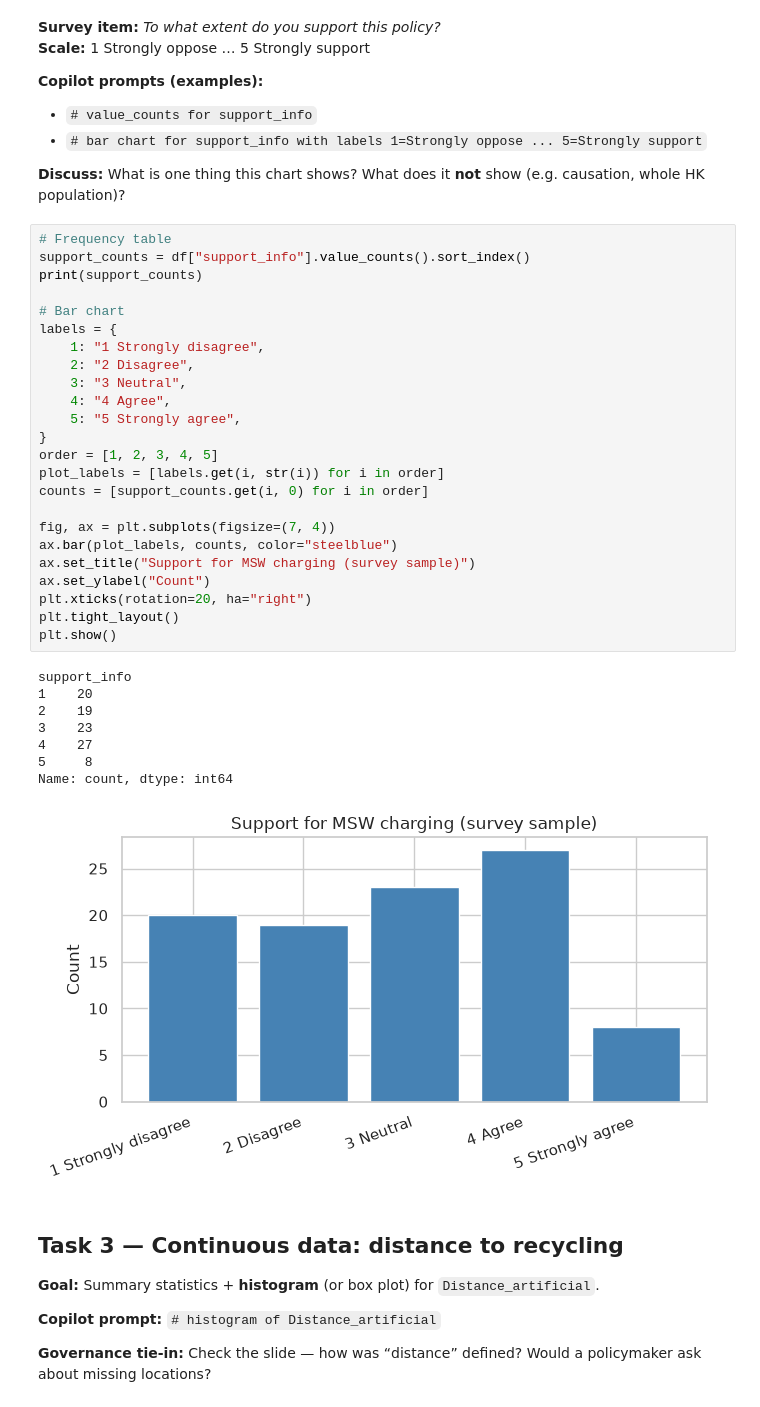
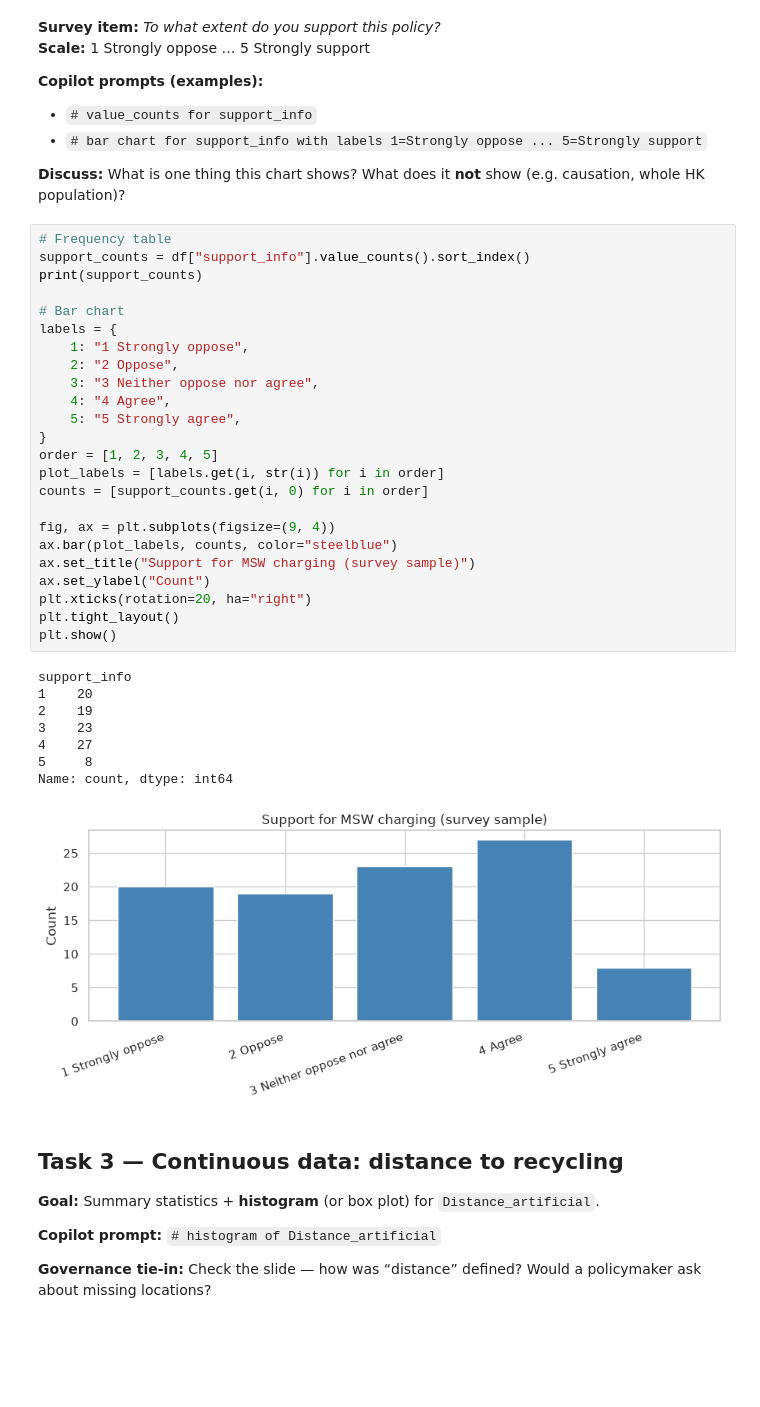
Before and after one commit to lokson25/GCAP3226_week2, a Jupyter notebook: W2_S2_data_visualization.ipynb, the cells around one changed output. Drawn from its saved outputs; the diff is of its cells as text; blank space fills up the shorter version.

Commit message:
generate a plot

```diff
--- a/W2_S2_data_visualization.ipynb
+++ b/W2_S2_data_visualization.ipynb
@@ -96,36 +96,36 @@ df[["support_info", "Distance_artificial", "recycling_effort"]].describe()
 # %%
 # Frequency table
 support_counts = df["support_info"].value_counts().sort_index()
 print(support_counts)
 
 # Bar chart
 labels = {
-    1: "1 Strongly disagree",
-    2: "2 Disagree",
-    3: "3 Neutral",
+    1: "1 Strongly oppose",
+    2: "2 Oppose",
+    3: "3 Neither oppose nor agree",
     4: "4 Agree",
     5: "5 Strongly agree",
 }
 order = [1, 2, 3, 4, 5]
 plot_labels = [labels.get(i, str(i)) for i in order]
 counts = [support_counts.get(i, 0) for i in order]
 
-fig, ax = plt.subplots(figsize=(7, 4))
+fig, ax = plt.subplots(figsize=(9, 4))
 ax.bar(plot_labels, counts, color="steelblue")
 ax.set_title("Support for MSW charging (survey sample)")
 ax.set_ylabel("Count")
 plt.xticks(rotation=20, ha="right")
 plt.tight_layout()
 plt.show()
 # %% [output]
 support_info
 1    20
 2    19
 3    23
 4    27
 5     8
 Name: count, dtype: int64
-[figure, old version]
+[figure, new version]
 # %% [markdown]
 ## Task 3 — Continuous data: distance to recycling
 
```
Also changed, not shown: parts of 3 cells of this notebook, 1 other file.
